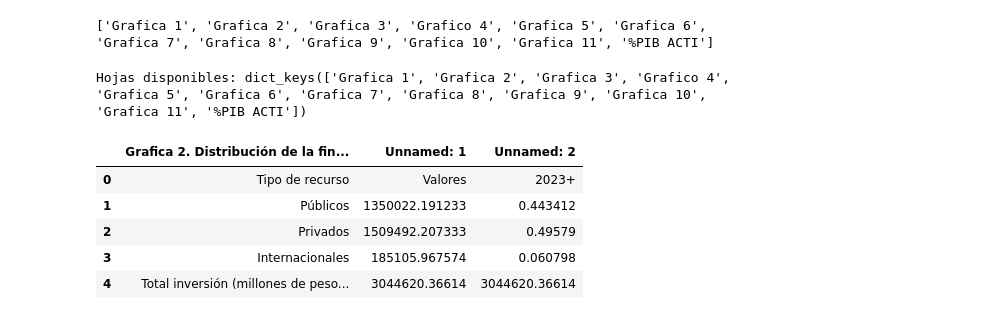
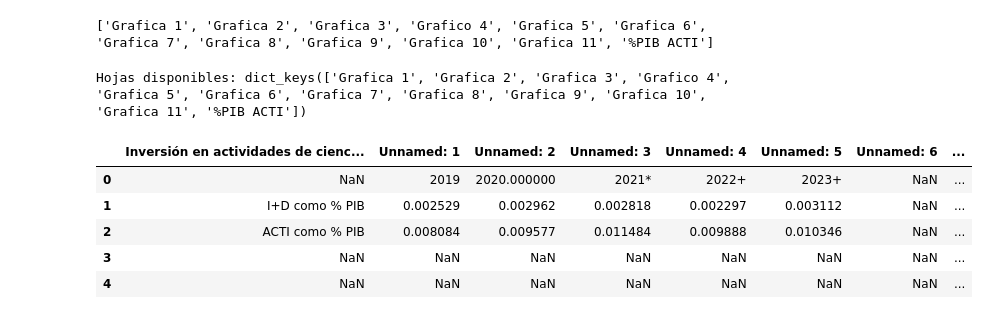
Before and after one commit to Paula3228/OCyT-, a Jupyter notebook: Data_review.ipynb, the cells around one changed output. Saved outputs shown, nothing was run; the diff lists cells and outputs as text; code cells hidden in the pictures.

```diff
--- a/Data_review.ipynb
+++ b/Data_review.ipynb
@@ -14,18 +14,18 @@ print(data.sheet_names)
 # %%
 #diccionario para las hojas
 
 sheets = {sheet: pd.read_excel(data, sheet_name=sheet) for sheet in data.sheet_names}
 
 print("Hojas disponibles:", sheets.keys())
 
-df = sheets[list(sheets.keys())[1]]   # Escoger una hoja como ejemplo
+df = sheets[list(sheets.keys())[11]]   # Escoger una hoja como ejemplo
 df.head()
 # %% [output]
 Hojas disponibles: dict_keys(['Grafica 1', 'Grafica 2', 'Grafica 3', 'Grafico 4', 'Grafica 5', 'Grafica 6', 'Grafica 7', 'Grafica 8', 'Grafica 9', 'Grafica 10', 'Grafica 11', '%PIB ACTI'])
-|  | Grafica 2. Distribución de la fin... | Unnamed: 1 | Unnamed: 2 |
-| 0 | Tipo de recurso | Valores | 2023+ |
-| 1 | Públicos | 1350022.191233 | 0.443412 |
-| 2 | Privados | 1509492.207333 | 0.49579 |
-| 3 | Internacionales | 185105.967574 | 0.060798 |
-| 4 | Total inversión (millones de peso... | 3044620.36614 | 3044620.36614 |
+|  | Inversión en actividades de cienc... | Unnamed: 1 | Unnamed: 2 | Unnamed: 3 | Unnamed: 4 | Unnamed: 5 | Unnamed: 6 | ... |
+| 0 | NaN | 2019 | 2020.000000 | 2021* | 2022+ | 2023+ | NaN | ... |
+| 1 | I+D como % PIB | 0.002529 | 0.002962 | 0.002818 | 0.002297 | 0.003112 | NaN | ... |
+| 2 | ACTI como % PIB | 0.008084 | 0.009577 | 0.011484 | 0.009888 | 0.010346 | NaN | ... |
+| 3 | NaN | NaN | NaN | NaN | NaN | NaN | NaN | ... |
+| 4 | NaN | NaN | NaN | NaN | NaN | NaN | NaN | ... |
 # %%
```
Also changed, not shown: parts of 3 cells of this notebook.
